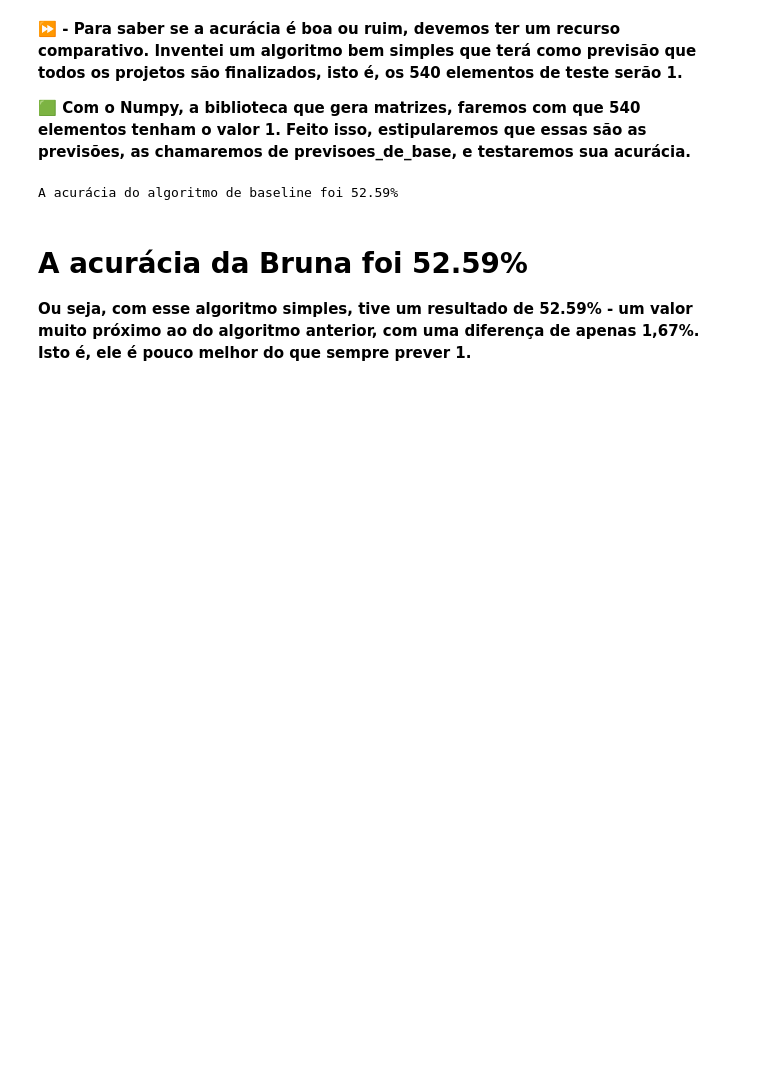
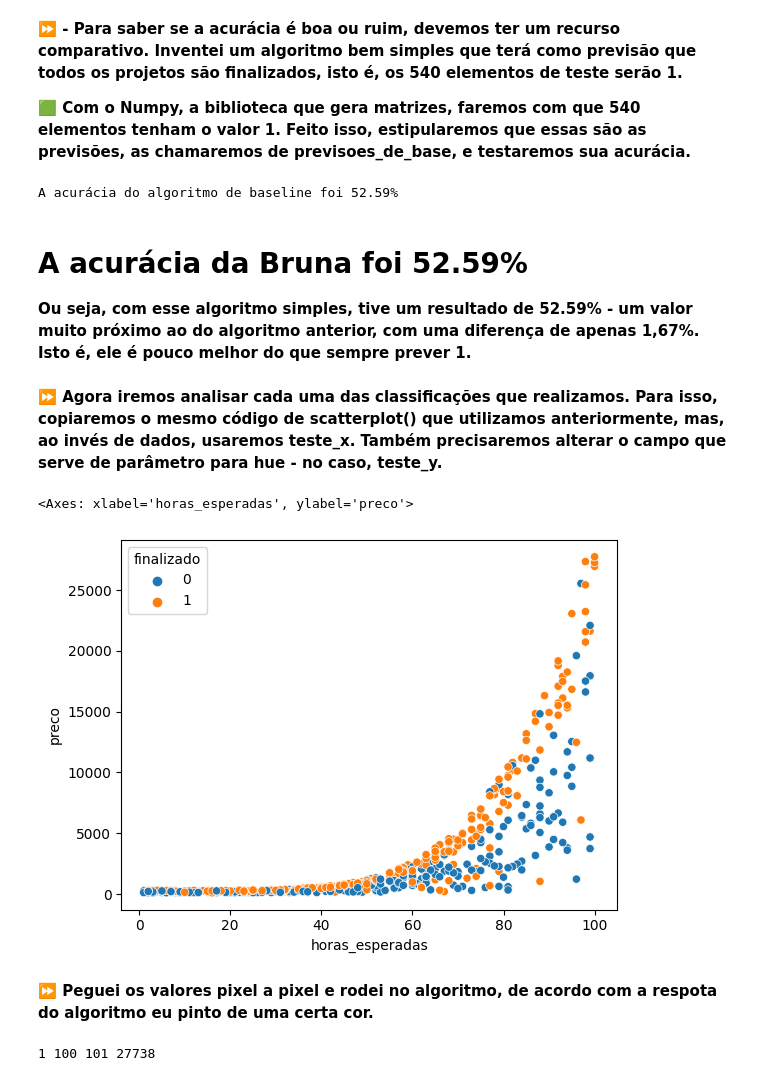
Before and after one commit to Brunapupo/machine-learning-classifica-o-SKlLearn, a Jupyter notebook: baseline.ipynb, the cells around one changed output. Cells and saved outputs as stored; diff of their text form; code cells hidden in the pictures; blank space fills up the shorter version.

```diff
--- a/baseline.ipynb
+++ b/baseline.ipynb
@@ -131,3 +131,20 @@ A acurácia do algoritmo de baseline foi 52.59%
 # **A acurácia da Bruna foi 52.59%**
 
 **Ou seja, com esse algoritmo simples, tive um resultado de 52.59% - um valor muito próximo ao do algoritmo anterior, com uma diferença de apenas 1,67%. Isto é, ele é pouco melhor do que sempre prever 1.**
+# %% [markdown]
+**⏩ Agora iremos analisar cada uma das classificações que realizamos. Para isso, copiaremos o mesmo código de scatterplot() que utilizamos anteriormente, mas, ao invés de dados, usaremos teste_x. Também precisaremos alterar o campo que serve de parâmetro para hue - no caso, teste_y.**
+# %%
+sns.scatterplot(x="horas_esperadas", y="preco", hue=teste_y, data=teste_x)
+# %% [output]
+<Axes: xlabel='horas_esperadas', ylabel='preco'>
+[figure, added]
+# %% [markdown]
+**⏩ Peguei os valores pixel a pixel e rodei no algoritmo, de acordo com a respota do algoritmo eu pinto de uma certa cor.**
+# %%
+x_min = teste_x.horas_esperadas.min()
+x_max = teste_x.horas_esperadas.max()
+y_min = teste_x.preco.min()
+y_max = teste_x.preco.max()
+print(x_min, x_max,y_min,y_max)
+# %% [output]
+1 100 101 27738
```
Also changed, not shown: parts of 24 cells of this notebook.
